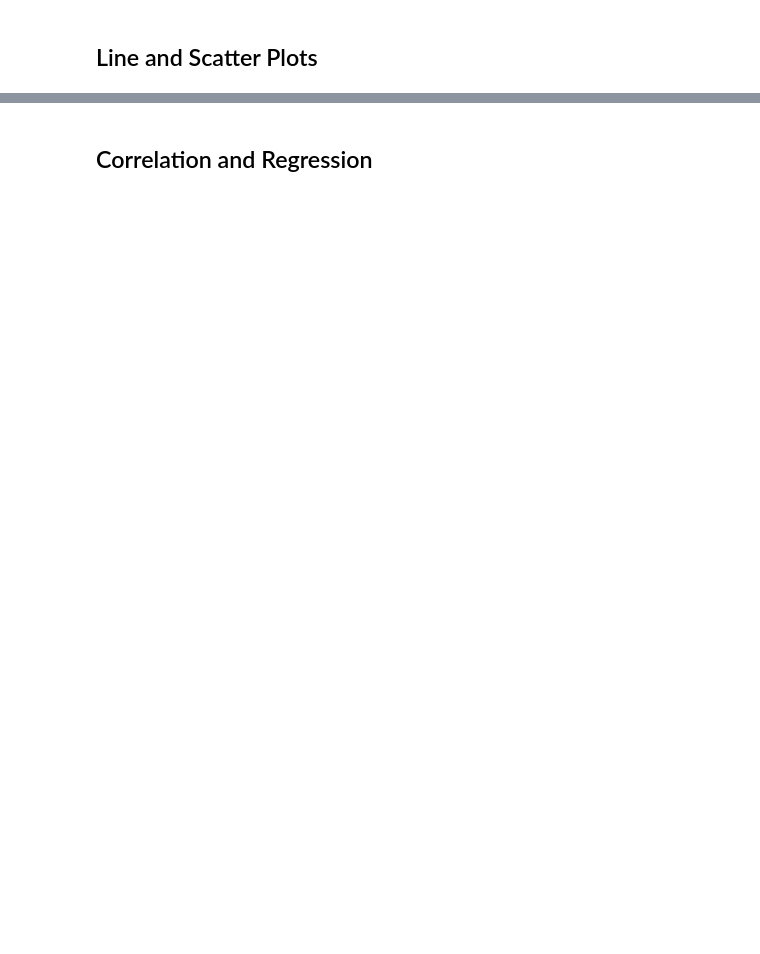
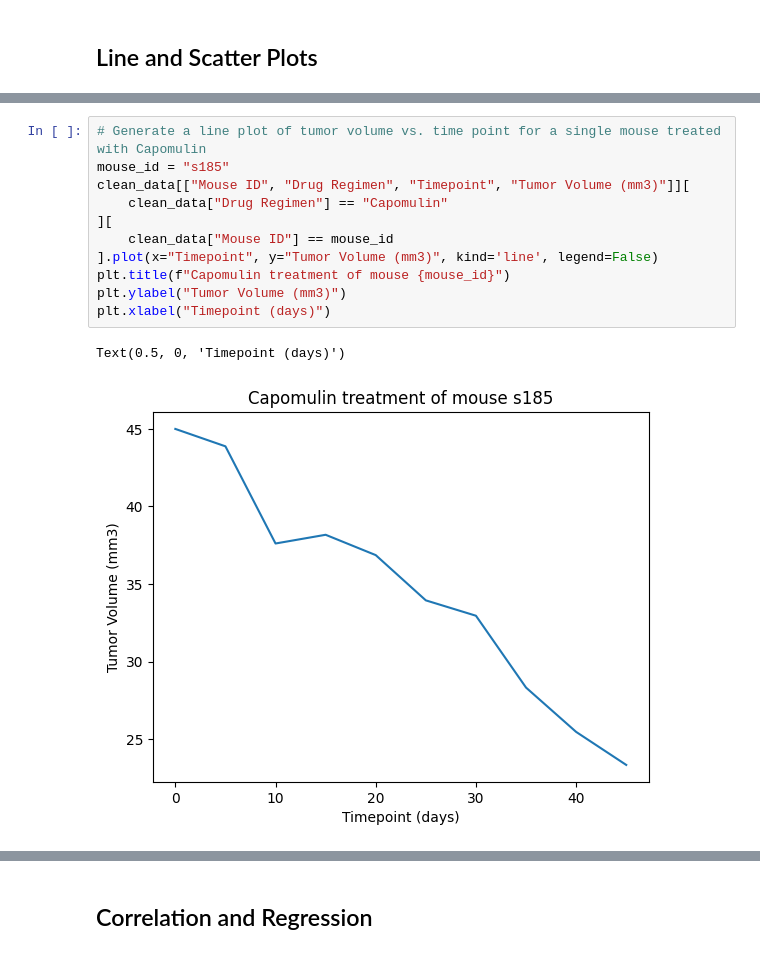
Before and after one commit to sibalea/Matplotlib-challenge, a Jupyter notebook: pymaceuticals_analysis.ipynb, the cells around one changed output, grey strips where cells are left out. Cells and saved outputs as stored; diff of their text form; blank space fills up the shorter version.

```diff
--- a/pymaceuticals_analysis.ipynb
+++ b/pymaceuticals_analysis.ipynb
@@ -275,2 +284,16 @@ KeyError: '11    Capomulin\nName: Drug Regimen, dtype: object'
+# %%
+# Generate a line plot of tumor volume vs. time point for a single mouse treated with Capomulin
+mouse_id = "s185"
+clean_data[["Mouse ID", "Drug Regimen", "Timepoint", "Tumor Volume (mm3)"]][
+    clean_data["Drug Regimen"] == "Capomulin"
+][
+    clean_data["Mouse ID"] == mouse_id
+].plot(x="Timepoint", y="Tumor Volume (mm3)", kind='line', legend=False)
+plt.title(f"Capomulin treatment of mouse {mouse_id}")
+plt.ylabel("Tumor Volume (mm3)")
+plt.xlabel("Timepoint (days)")
+# %% [output]
+Text(0.5, 0, 'Timepoint (days)')
+[figure, added]
 # %%
 # Generate a scatter plot of mouse weight vs. the average observed tumor volume for the entire Capomulin regimen
```
Also changed, not shown: parts of 7 cells of this notebook.
